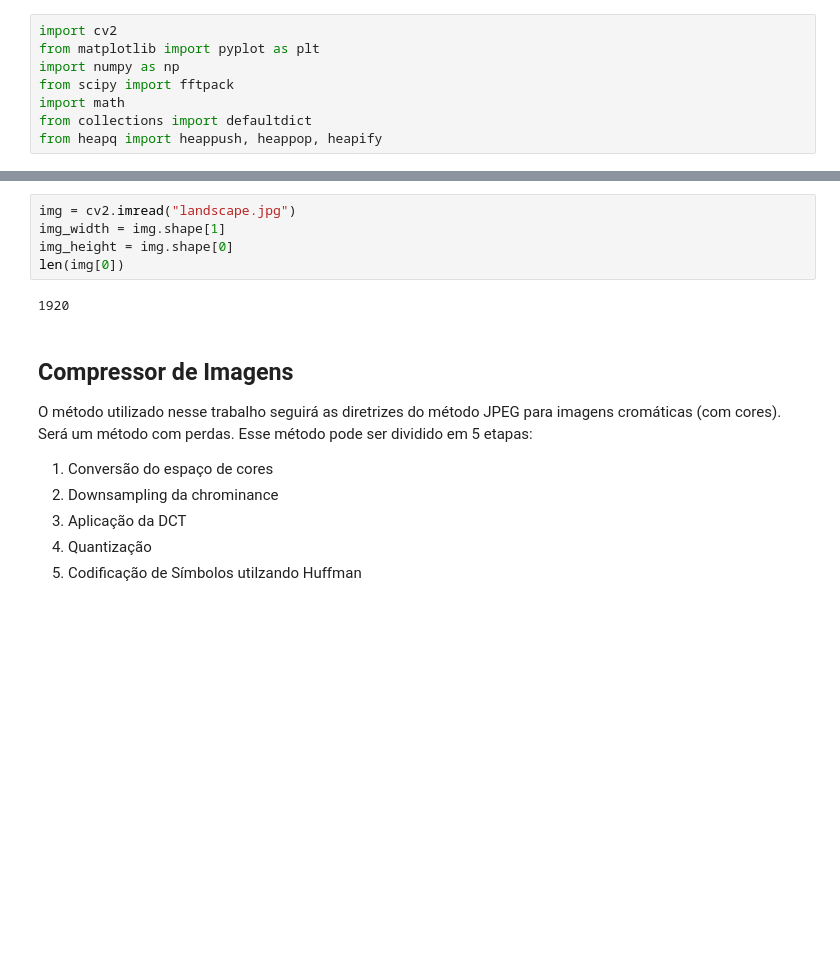
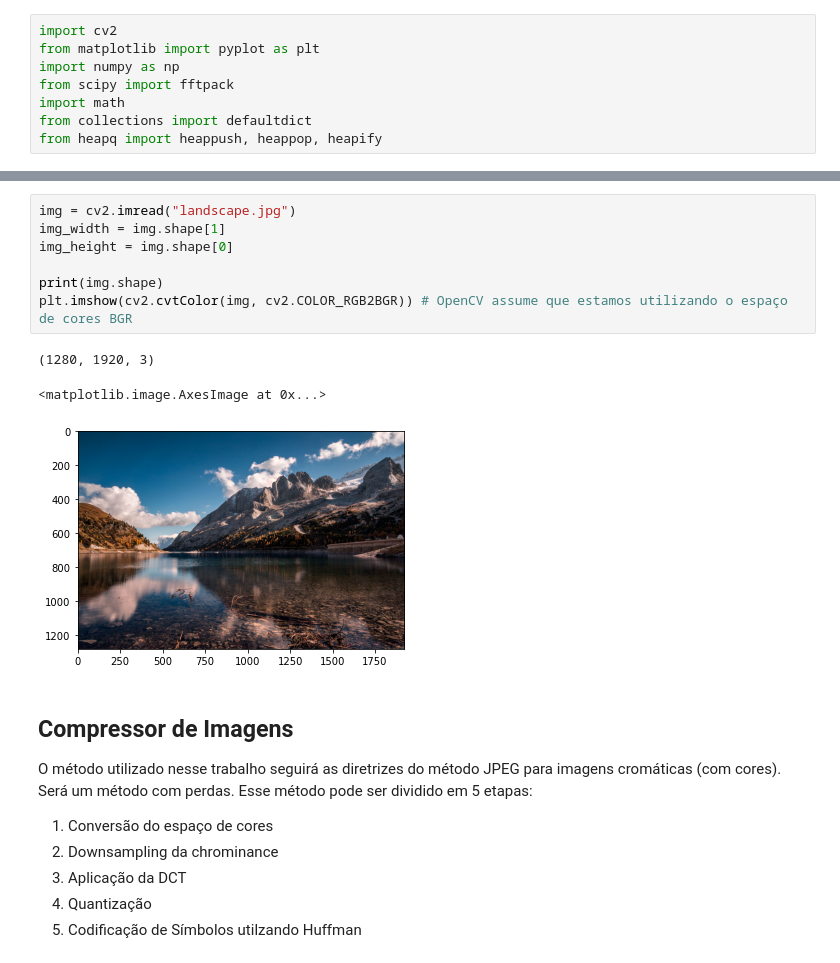
Before and after one commit to luiz-couto/image-compressor, a Jupyter notebook: img-compressor.ipynb, the cells around one changed output, grey strips where cells are left out. Cells and saved outputs as stored; diff of their text form; blank space fills up the shorter version.

```diff
--- a/img-compressor.ipynb
+++ b/img-compressor.ipynb
@@ -24,10 +24,14 @@ def get_2d_idct(coefficients):
 # %%
 img = cv2.imread("landscape.jpg")
 img_width = img.shape[1]
 img_height = img.shape[0]
-len(img[0])
+
+print(img.shape)
+plt.imshow(cv2.cvtColor(img, cv2.COLOR_RGB2BGR)) # OpenCV assume que estamos utilizando o espaço de cores BGR
 # %% [output]
-1920
+(1280, 1920, 3)
+<matplotlib.image.AxesImage at 0x...>
+[figure, added]
 # %% [markdown]
 ## Compressor de Imagens
 O método utilizado nesse trabalho seguirá as diretrizes do método JPEG para imagens cromáticas (com cores). Será um método com perdas. Esse método pode ser dividido em 5 etapas:
```
Also changed, not shown: parts of 36 cells of this notebook, 1 other file.
